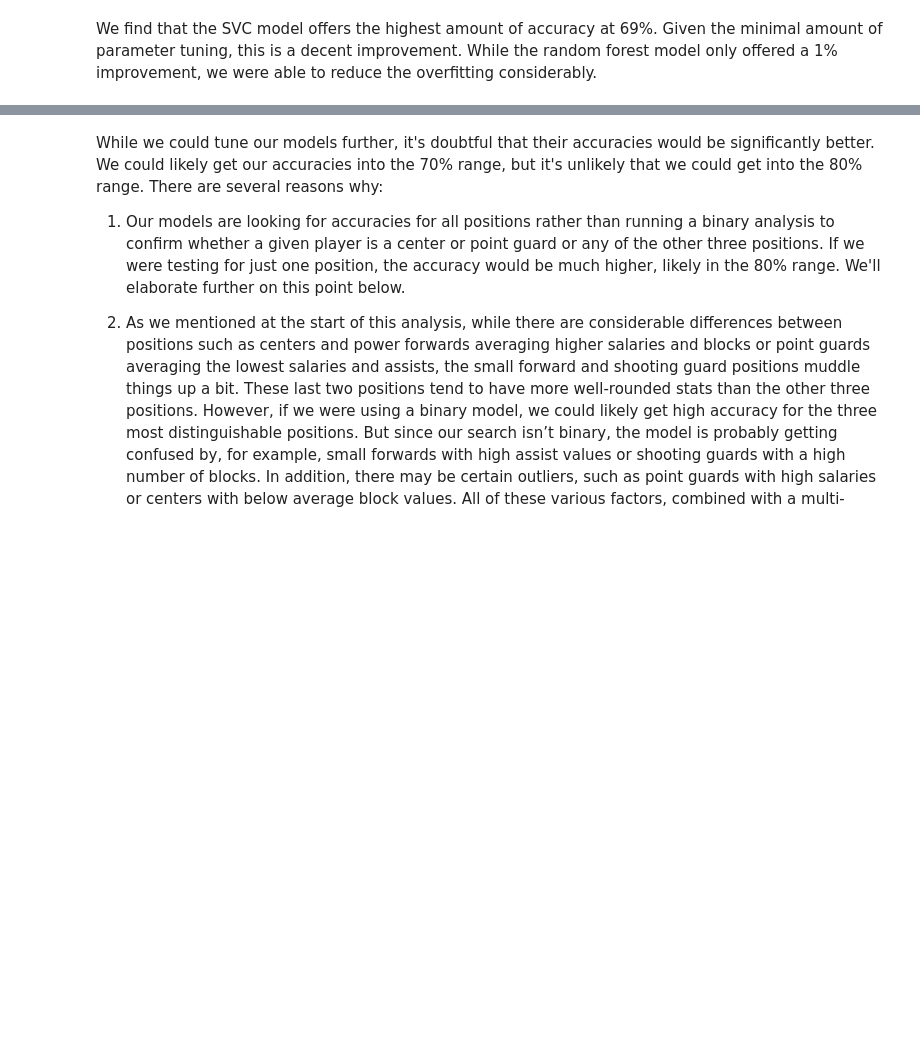
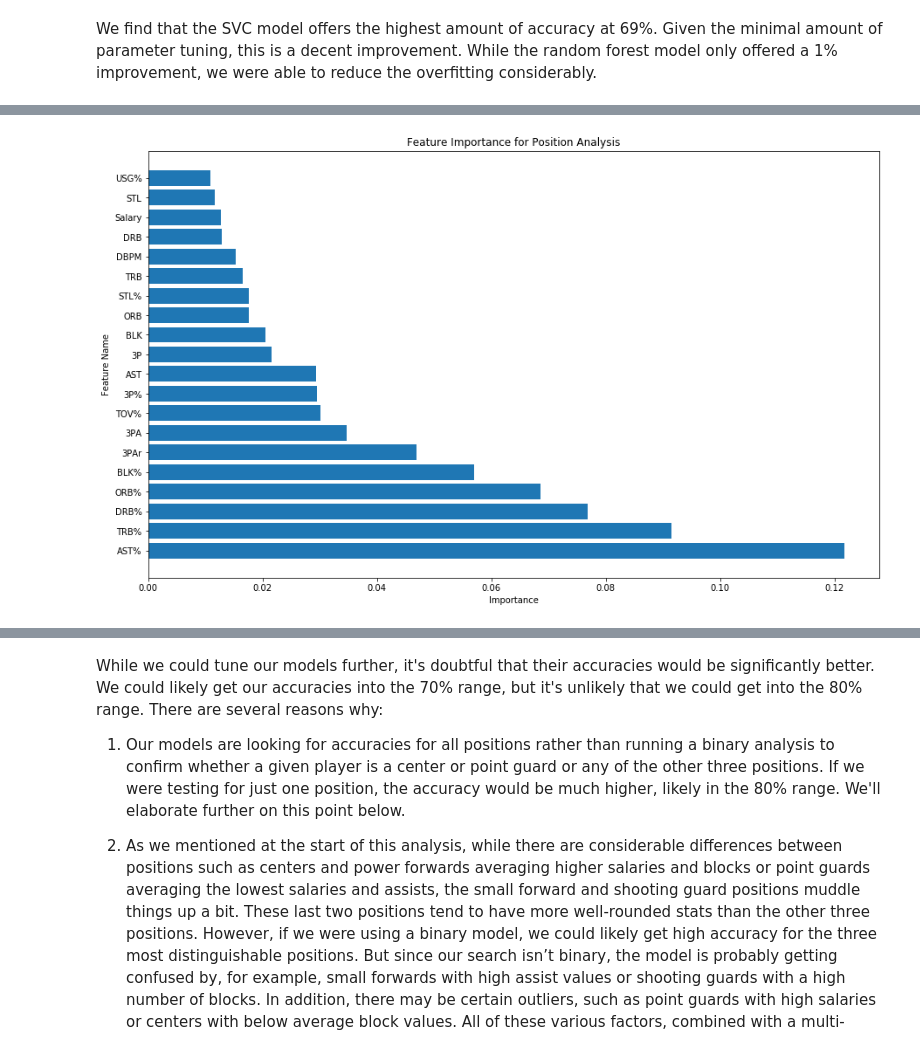
Before and after one commit to kjd999/Springboard-Projects, a Jupyter notebook: Capstone Project/nba machine learning analysis.ipynb, the cells around one changed output, grey strips where cells are left out. Cells and saved outputs as stored; diff of their text form; code cells hidden in the pictures; blank space fills up the shorter version.

```diff
--- a/Capstone Project/nba machine learning analysis.ipynb
+++ b/Capstone Project/nba machine learning analysis.ipynb
@@ -731,0 +930,4 @@ We find that the SVC model offers the highest amount of accuracy at 69%. Given t
+# %%
+# The feature importances from our pipeline
+feature_importances_cat = rand3.named_steps.randclassifier.feature_importances_
+feature_importances_cat
@@ -731,0 +952,6 @@ We find that the SVC model offers the highest amount of accuracy at 69%. Given t
+# %%
+# Acquire all categorical names from our pipeline and combine with numerical names
+categorical_transformerp.fit(X_trainp[categorical_featuresp])
+categories_arrayp = categorical_transformerp.named_steps.onehot.categories_
+categorical_columnsp = [f'{cat}:{value}' for cat, cols in zip(categorical_featuresp, categories_arrayp) for value in cols]
+feature_namesp = numeric_featuresp + categorical_columnsp
@@ -731,0 +979,4 @@ We find that the SVC model offers the highest amount of accuracy at 69%. Given t
+# %%
+# Create a dataframe that combine names and importance
+df_importances_cat = pd.DataFrame({'feature names': feature_namesp, 'feature importance': feature_importances_cat})
+df_importances_cat
@@ -731,0 +1002,5 @@ We find that the SVC model offers the highest amount of accuracy at 69%. Given t
+# %%
+# Sort the dataset and capture the 20 most importance features
+df_imp_cat_sort = df_importances_cat.sort_values(['feature importance'], ascending = False)
+df_imp_cat_sort_20 = df_imp_cat_sort.head(20)
+df_imp_cat_sort_20
@@ -731,0 +1025,10 @@ We find that the SVC model offers the highest amount of accuracy at 69%. Given t
+# %%
+# Bar plot of feature importance
+plt.figure(figsize=(15,9))
+plt.barh(df_imp_cat_sort_20['feature names'], df_imp_cat_sort_20['feature importance'])
+plt.title('Feature Importance for Position Analysis')
+plt.ylabel('Feature Name')
+plt.xlabel('Importance')
+plt.show()
+# %% [output]
+[figure, added]
```
Also changed, not shown: parts of 34 cells of this notebook.
